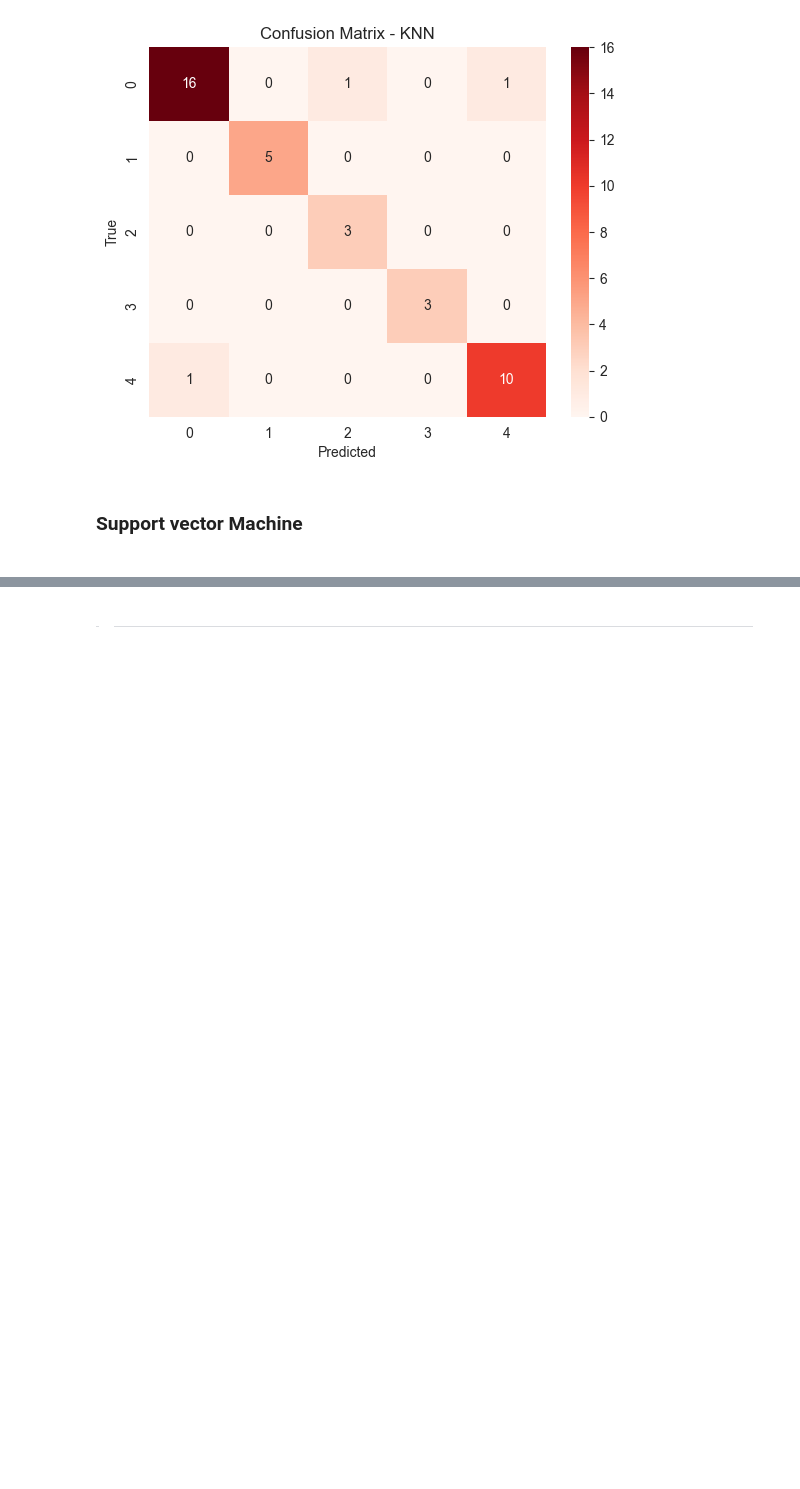
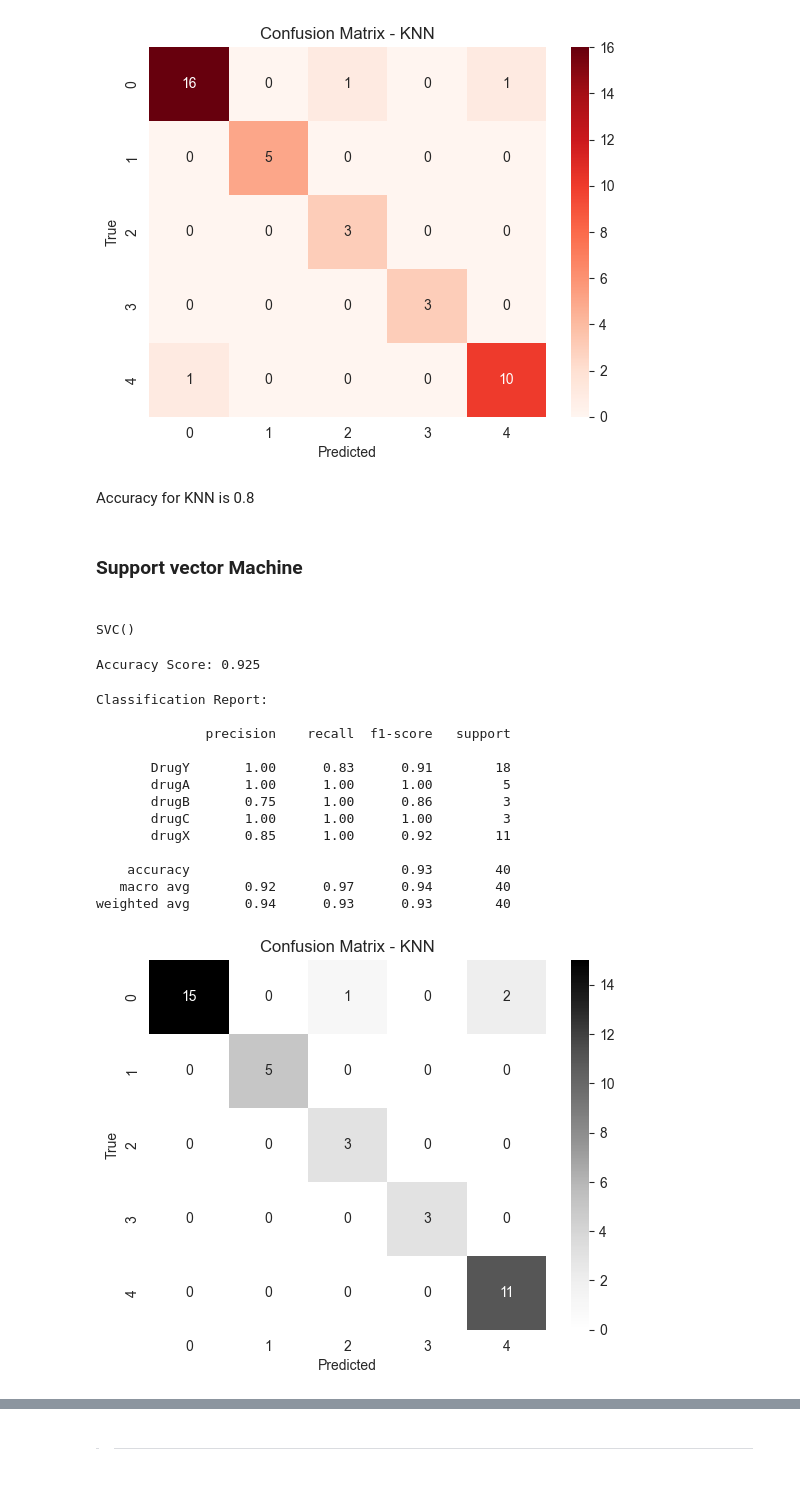
Before and after one commit to yashdeshpandex1/drug_classification, a Jupyter notebook: drug_classification.ipynb, the cells around one changed output, grey strips where cells are left out. Drawn from its saved outputs; the diff is of its cells as text; code cells hidden in the pictures; blank space fills up the shorter version.

```diff
--- a/drug_classification.ipynb
+++ b/drug_classification.ipynb
@@ -486,5 +488,43 @@ Classification Report:
    macro avg       0.82      0.88      0.83        40
 weighted avg       0.84      0.80      0.79        40
 [figure]
+# %% [markdown]
+Accuracy for KNN is 0.8
 # %% [markdown]
 <h3> Support vector Machine <h3>
+# %%
+SVM = SVC(kernel='rbf')
+SVM.fit(X_train_scaled, y_train)
+# %% [output]
+SVC()
+# %%
+y_pred_SVM = SVM.predict(X_test_scaled)
+print(f"Accuracy Score: {accuracy_score(y_test, y_pred_SVM)}")
+# %% [output]
+Accuracy Score: 0.925
+# %%
+print("Classification Report:\n")
+print(classification_report(y_test, y_pred_SVM))
+
+# Confusion matrix
+cm = confusion_matrix(y_test, y_pred_SVM)
+sns.heatmap(cm, annot=True, fmt='d', cmap='Greys')
+plt.xlabel('Predicted')
+plt.ylabel('True')
+plt.title('Confusion Matrix - KNN')
+plt.show()
+# %% [output]
+Classification Report:
+
+              precision    recall  f1-score   support
+
+       DrugY       1.00      0.83      0.91        18
+       drugA       1.00      1.00      1.00         5
+       drugB       0.75      1.00      0.86         3
+       drugC       1.00      1.00      1.00         3
+       drugX       0.85      1.00      0.92        11
+
+    accuracy                           0.93        40
+   macro avg       0.92      0.97      0.94        40
+weighted avg       0.94      0.93      0.93        40
+[figure, added]
```
Also changed, not shown: parts of 11 cells of this notebook.
